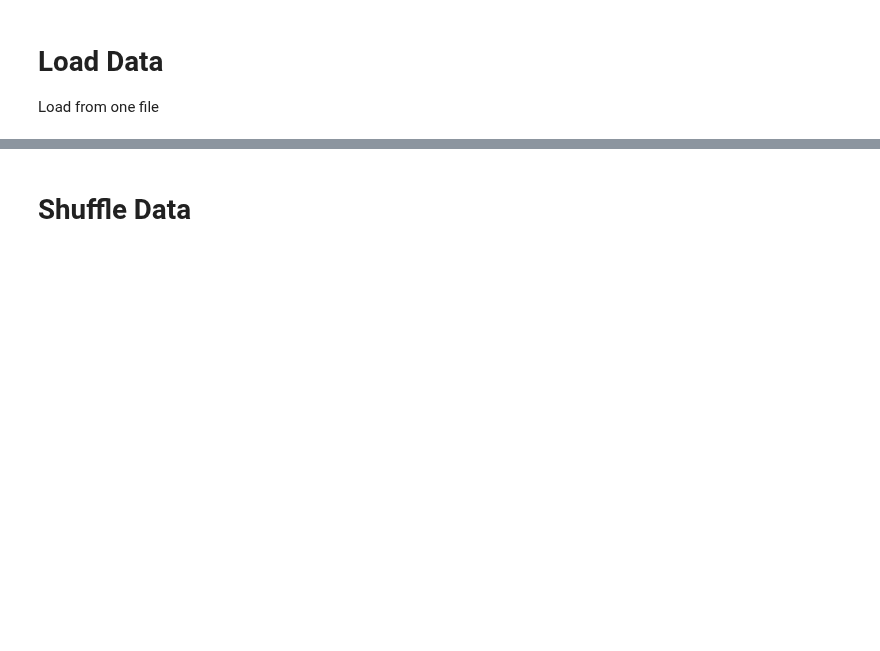
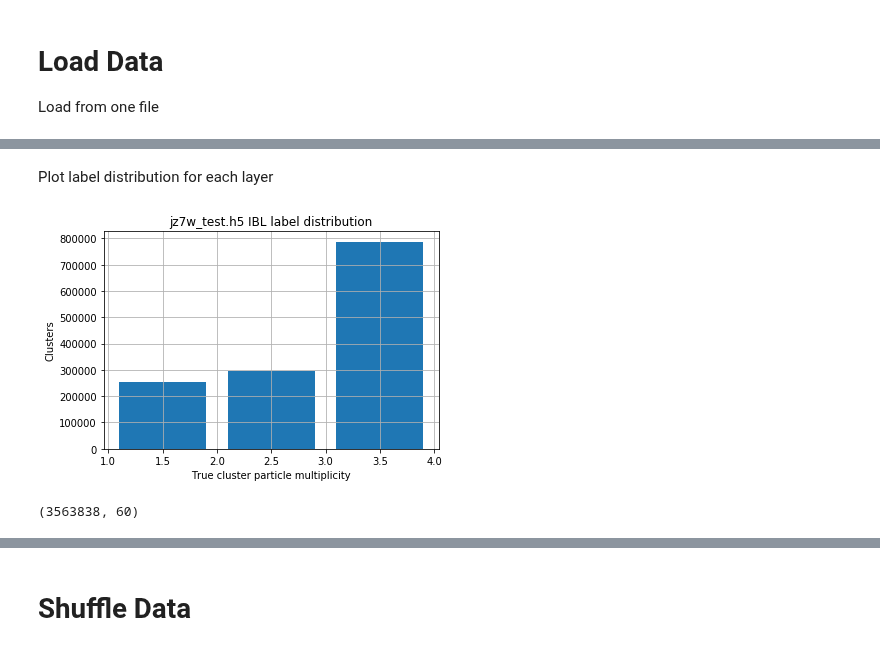
Before and after one commit to Chkoda/pixel-NN, a Jupyter notebook: Split Dataset.ipynb, the cells around one changed output, grey strips where cells are left out. Saved outputs shown, nothing was run; the diff lists cells and outputs as text; code cells hidden in the pictures; blank space fills up the shorter version.

Commit message:
Add plotting functionality to split dataset

```diff
--- a/Split Dataset.ipynb
+++ b/Split Dataset.ipynb
@@ -29,7 +30,8 @@ args = Option(
 
 Load from one file
 # %%
-infile = 'jz7w_endcap.h5'
+infile = 'jz7w_test.h5'
+#infile = 'newjz7wwithoutflip.h5'
 
 logging.info(f'Loading data from data/{infile}')
 
@@ -38,0 +62,25 @@ with h5.File('data/'+infile, 'r') as data:
+# %% [markdown]
+Plot label distribution for each layer
+# %%
+IBLMask = np.logical_and(data_x[:,56]==0, data_x[:,57]==0)
+data_y_copy = np.copy(data_y[IBLMask])
+data_y_copy[:,1] *= 2
+data_y_copy[:,2] *= 3
+data_y_copy = data_y_copy[:,0] + data_y_copy[:,1] + data_y_copy[:,2]
+hist = np.histogram(data_y_copy, bins=[0,1.5,2.5,3.5])
+
+plt.bar(hist[1][1:], hist[0])
+plt.ylabel(f"Clusters")
+plt.xlabel(f"True cluster particle multiplicity")
+plt.grid(True)
+plt.title(f'{infile} IBL label distribution')
+plt.savefig(f'output/{infile}_IBL_label_distribution.png')
+plt.show()
+plt.close()
+# %% [output]
+[figure, added]
+# %%
+BarrelMask = np.logical_and(data_x[:,56]!=0, data_x[:,57]==0)
+data_x[BarrelMask].shape
+# %% [output]
+(3563838, 60)
```
Also changed, not shown: parts of 21 cells of this notebook, 39 other files.
